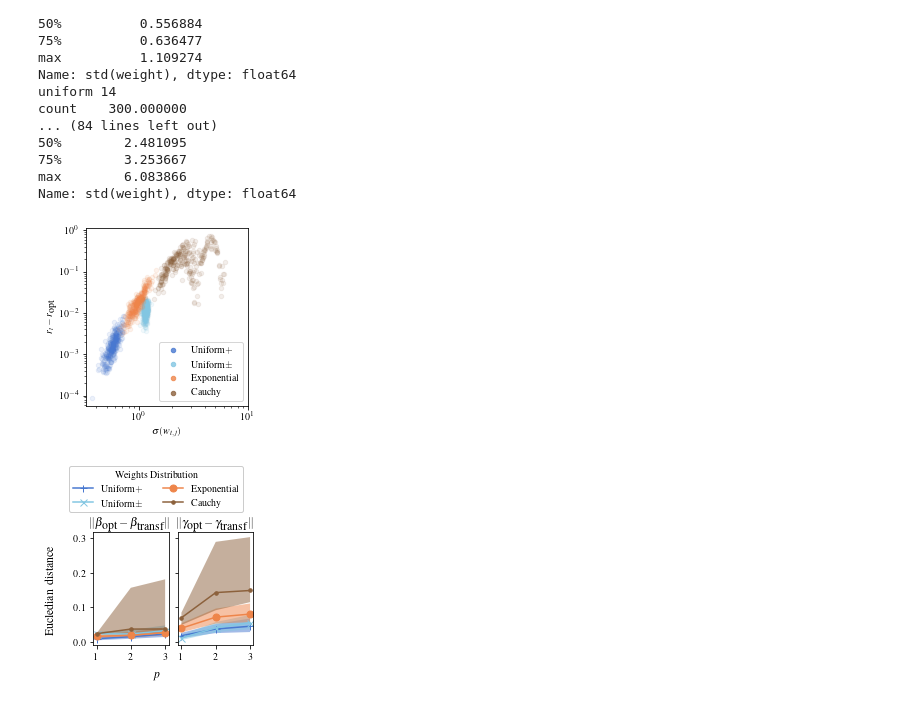
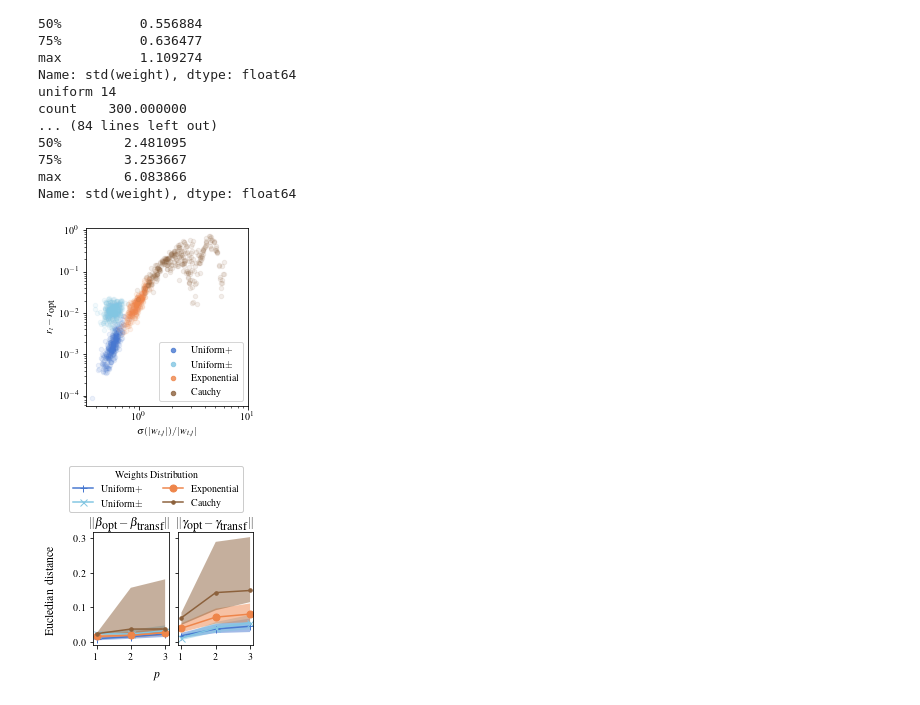
Before and after one commit to QAOAKit/QAOAKit, a Jupyter notebook: examples/_reproduce_all_figures_from_Parameter_Transfer_for_Quantum_Approximate_Optimization_of_Weighted_MaxCut.ipynb, the cells around one changed output. Drawn from its saved outputs; the diff is of its cells as text; code cells hidden in the pictures.

Commit message:
Updated plotting script

```diff
--- a/examples/_reproduce_all_figures_from_Parameter_Transfer_for_Quantum_Approximate_Optimization_of_Weighted_MaxCut.ipynb
+++ b/examples/_reproduce_all_figures_from_Parameter_Transfer_for_Quantum_Approximate_Optimization_of_Weighted_MaxCut.ipynb
@@ -14,6 +14,13 @@ from QAOAKit.utils import (
 )
 
 df = get_full_weighted_qaoa_dataset_table()
+# %%
+import numpy as np
+
+df["std(abs(weight))"] = df.apply(
+    lambda row: np.std([np.abs(x[2]["weight"]) for x in row["G"].edges(data=True)]),
+    axis=1,
+)
 # %%
 df['r_opt'] = (df['C_opt'] - df['C_{true min}']) / (df['C_{true opt}'] - df['C_{true min}'])
 df['r_trans'] = (df['C_{transfered unweighted to weighted}'] - df['C_{true min}']) / (df['C_{true opt}'] - df['C_{true min}'])
@@ -427,36 +434,36 @@ prettyprint = {
     'neg_uniform' : r'Uniform$\pm$',
     'exp' : 'Exponential',
     'cauchy' : 'Cauchy',
     'dist beta' : r'$\|\beta_{\mbox{opt}}-\beta_{\mbox{transf}}\|$',
     'dist gamma' : r'$\|\gamma_{\mbox{opt}}-\gamma_{\mbox{transf}}\|$',
 }
 
 f,ax = plt.subplots(figsize=(3.21283, 3.21283))
 
 for distr in ['uniform', 'neg_uniform', 'exp', 'cauchy']:
     tmp = df[
            (df['p_max'] == 1) & (df['nsamples'] == 0) & (df['Weight distribution'] == distr) & (df['n'] == 14)
     ]
     tmp.plot.scatter(
-        'std(weight)',
+        'std(abs(weight))',
         'transfer score unweighted to weighted',
         color=colors[distr],
         label=prettyprint[distr],
         alpha=0.1,
         ax=ax
     )
 plt.xscale('log')
 plt.yscale('log')
 plt.ylabel(r'$r_t-r_{\mbox{opt}}$')
-plt.xlabel(r'$\sigma(w_{i,j})$')
+plt.xlabel(r'$\sigma(|w_{i,j}|) / |w_{i,j}|$')
 ax.set_xticks([1.0, 10.0])
 leg = plt.legend()
 for lh in leg.legendHandles:
     lh.set_alpha(0.8)
 plt.tight_layout()
 plt.savefig('gap_vs_std_weight_n=14.png')
 # %% [output]
-[figure, old version]
+[figure, new version]
 # %%
 import seaborn as sns
 
```
Also changed, not shown: parts of 10 cells of this notebook.
